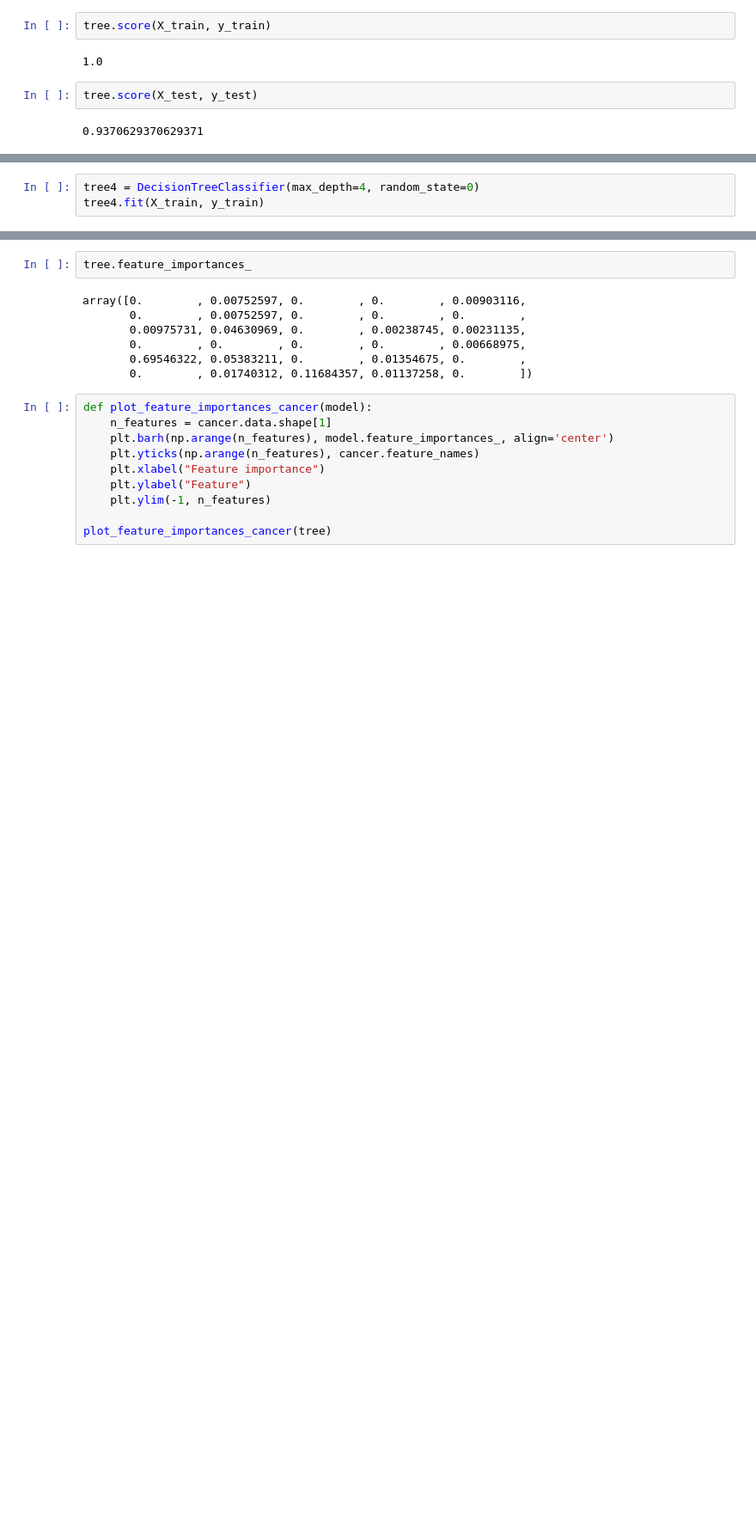
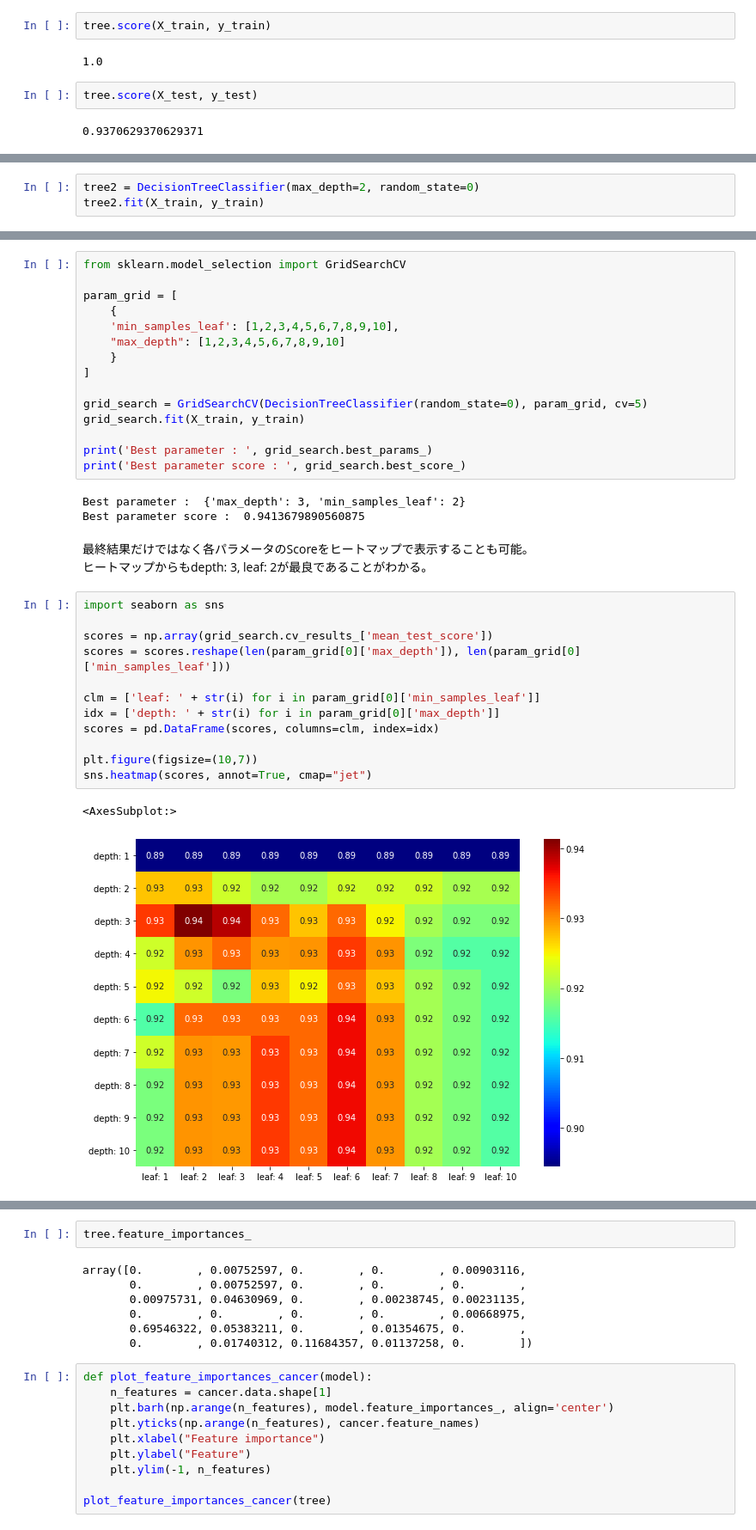
Before and after one commit to naonaorange/sklearn_tutorials, a Jupyter notebook: decision_tree_classifier.ipynb, the cells around one changed output, grey strips where cells are left out. Shown at 86% size. Saved outputs shown, nothing was run; the diff lists cells and outputs as text; blank space fills up the shorter version.

```diff
--- a/decision_tree_classifier.ipynb
+++ b/decision_tree_classifier.ipynb
@@ -60,4 +90,4 @@ display(graphviz.Source(dot_graph))
 # %%
-tree4 = DecisionTreeClassifier(max_depth=4, random_state=0)
-tree4.fit(X_train, y_train)
+tree2 = DecisionTreeClassifier(max_depth=2, random_state=0)
+tree2.fit(X_train, y_train)
 # %% [output]
@@ -110,0 +119,36 @@ $$
+# %%
+from sklearn.model_selection import GridSearchCV
+
+param_grid = [
+    {
+    'min_samples_leaf': [1,2,3,4,5,6,7,8,9,10],
+    "max_depth": [1,2,3,4,5,6,7,8,9,10]
+    }
+]
+
+grid_search = GridSearchCV(DecisionTreeClassifier(random_state=0), param_grid, cv=5)
+grid_search.fit(X_train, y_train)
+
+print('Best parameter : ', grid_search.best_params_)
+print('Best parameter score : ', grid_search.best_score_)
+# %% [output]
+Best parameter :  {'max_depth': 3, 'min_samples_leaf': 2}
+Best parameter score :  0.9413679890560875
+# %% [markdown]
+最終結果だけではなく各パラメータのScoreをヒートマップで表示することも可能。
+ヒートマップからもdepth: 3, leaf: 2が最良であることがわかる。
+# %%
+import seaborn as sns
+
+scores = np.array(grid_search.cv_results_['mean_test_score'])
+scores = scores.reshape(len(param_grid[0]['max_depth']), len(param_grid[0]['min_samples_leaf']))
+
+clm = ['leaf: ' + str(i) for i in param_grid[0]['min_samples_leaf']]
+idx = ['depth: ' + str(i) for i in param_grid[0]['max_depth']]
+scores = pd.DataFrame(scores, columns=clm, index=idx)
+
+plt.figure(figsize=(10,7))
+sns.heatmap(scores, annot=True, cmap="jet")
+# %% [output]
+<AxesSubplot:>
+[figure, added]
```
Also changed, not shown: parts of 14 cells of this notebook, 4 other files.
